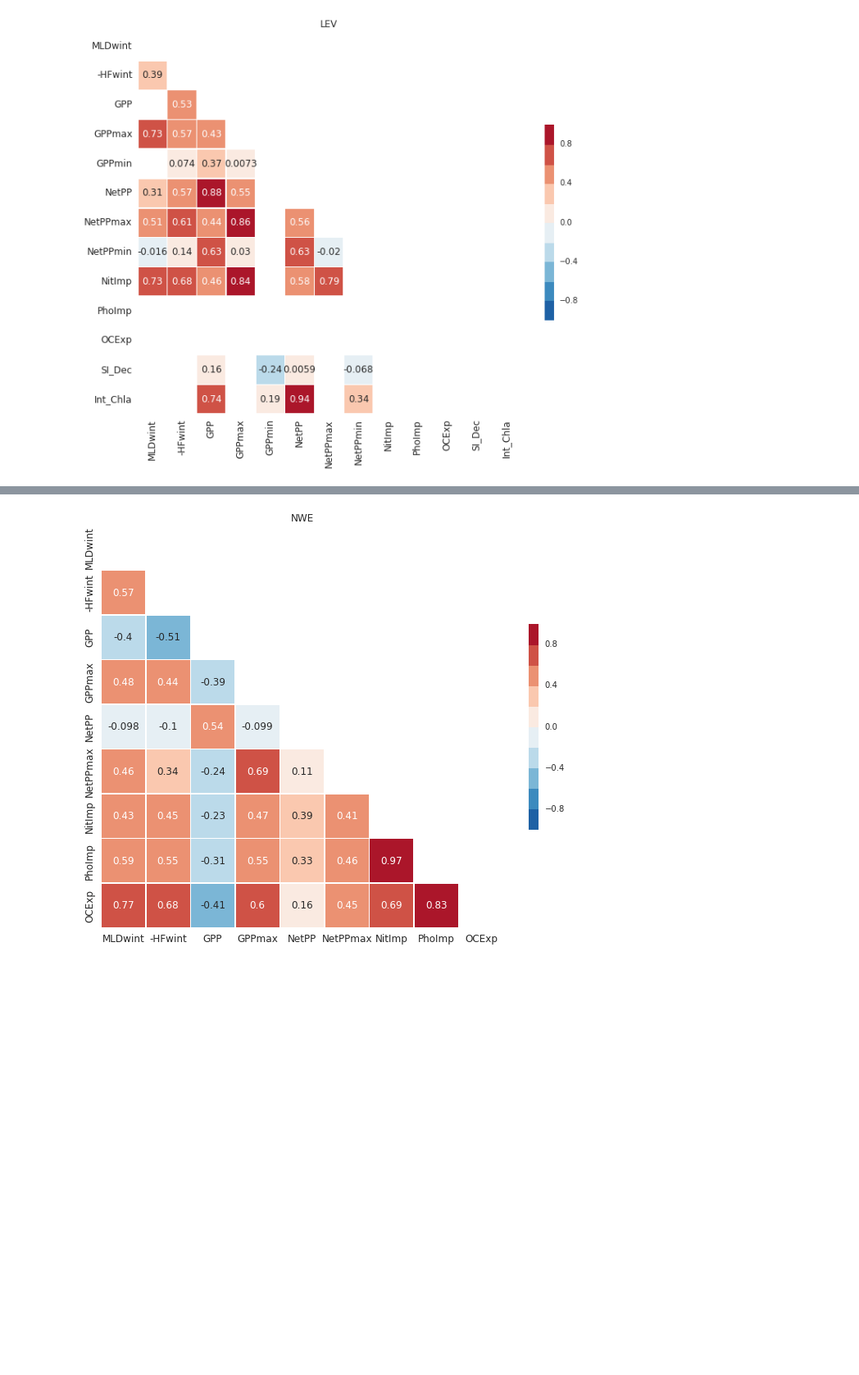
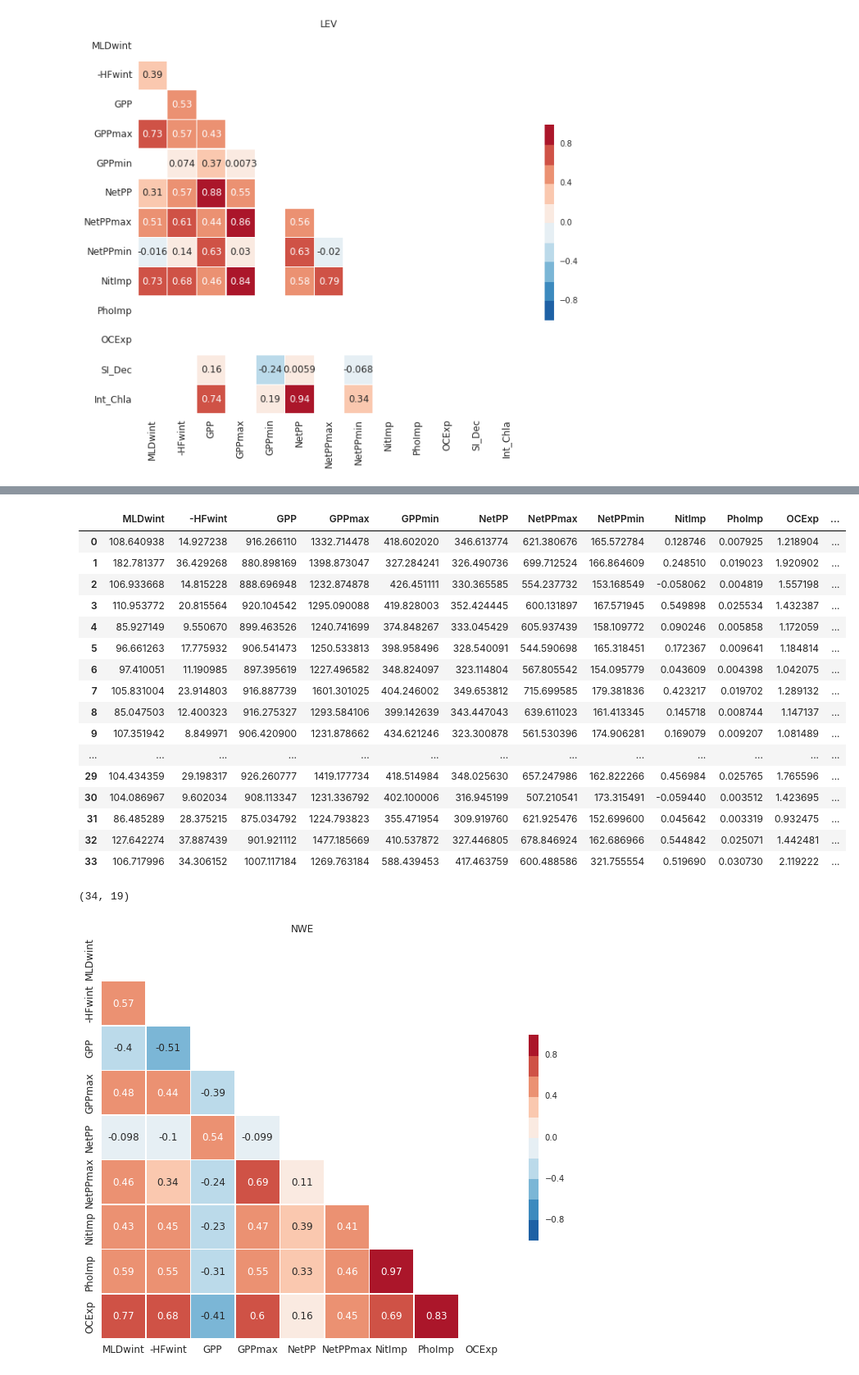
Before and after one commit to dosalex/MY_GIT_REPOS, a Jupyter notebook: CORRELATIONS_COMPUT.ipynb, the cells around one changed output, grey strips where cells are left out. Shown at 82% size. Cells and saved outputs as stored; diff of their text form; code cells hidden in the pictures; blank space fills up the shorter version.

```diff
--- a/CORRELATIONS_COMPUT.ipynb
+++ b/CORRELATIONS_COMPUT.ipynb
@@ -814 +915,25 @@ for basin in region_list:
+# %%
+corr_df_mean_ION
+# %% [output]
+|  | MLDwint | -HFwint | GPP | GPPmax | GPPmin | NetPP | NetPPmax | NetPPmin | NitImp | PhoImp | OCExp | ... |
+| 0 | 108.640938 | 14.927238 | 916.266110 | 1332.714478 | 418.602020 | 346.613774 | 621.380676 | 165.572784 | 0.128746 | 0.007925 | 1.218904 | ... |
+| 1 | 182.781377 | 36.429268 | 880.898169 | 1398.873047 | 327.284241 | 326.490736 | 699.712524 | 166.864609 | 0.248510 | 0.019023 | 1.920902 | ... |
+| 2 | 106.933668 | 14.815228 | 888.696948 | 1232.874878 | 426.451111 | 330.365585 | 554.237732 | 153.168549 | -0.058062 | 0.004819 | 1.557198 | ... |
+| 3 | 110.953772 | 20.815564 | 920.104542 | 1295.090088 | 419.828003 | 352.424445 | 600.131897 | 167.571945 | 0.549898 | 0.025534 | 1.432387 | ... |
+| 4 | 85.927149 | 9.550670 | 899.463526 | 1240.741699 | 374.848267 | 333.045429 | 605.937439 | 158.109772 | 0.090246 | 0.005858 | 1.172059 | ... |
+| 5 | 96.661263 | 17.775932 | 906.541473 | 1250.533813 | 398.958496 | 328.540091 | 544.590698 | 165.318451 | 0.172367 | 0.009641 | 1.184814 | ... |
+| 6 | 97.410051 | 11.190985 | 897.395619 | 1227.496582 | 348.824097 | 323.114804 | 567.805542 | 154.095779 | 0.043609 | 0.004398 | 1.042075 | ... |
+| 7 | 105.831004 | 23.914803 | 916.887739 | 1601.301025 | 404.246002 | 349.653812 | 715.699585 | 179.381836 | 0.423217 | 0.019702 | 1.289132 | ... |
+| 8 | 85.047503 | 12.400323 | 916.275327 | 1293.584106 | 399.142639 | 343.447043 | 639.611023 | 161.413345 | 0.145718 | 0.008744 | 1.147137 | ... |
+| 9 | 107.351942 | 8.849971 | 906.420900 | 1231.878662 | 434.621246 | 323.300878 | 561.530396 | 174.906281 | 0.169079 | 0.009207 | 1.081489 | ... |
+| ... | ... | ... | ... | ... | ... | ... | ... | ... | ... | ... | ... | ... |
+| 29 | 104.434359 | 29.198317 | 926.260777 | 1419.177734 | 418.514984 | 348.025630 | 657.247986 | 162.822266 | 0.456984 | 0.025765 | 1.765596 | ... |
+| 30 | 104.086967 | 9.602034 | 908.113347 | 1231.336792 | 402.100006 | 316.945199 | 507.210541 | 173.315491 | -0.059440 | 0.003512 | 1.423695 | ... |
+| 31 | 86.485289 | 28.375215 | 875.034792 | 1224.793823 | 355.471954 | 309.919760 | 621.925476 | 152.699600 | 0.045642 | 0.003319 | 0.932475 | ... |
+| 32 | 127.642274 | 37.887439 | 901.921112 | 1477.185669 | 410.537872 | 327.446805 | 678.846924 | 162.686966 | 0.544842 | 0.025071 | 1.442481 | ... |
+| 33 | 106.717996 | 34.306152 | 1007.117184 | 1269.763184 | 588.439453 | 417.463759 | 600.488586 | 321.755554 | 0.519690 | 0.030730 | 2.119222 | ... |
+# %%
+np.shape(corr_df_mean_ION)
+# %% [output]
+(34, 19)
 # %%
```
Also changed, not shown: parts of 7 cells of this notebook.
